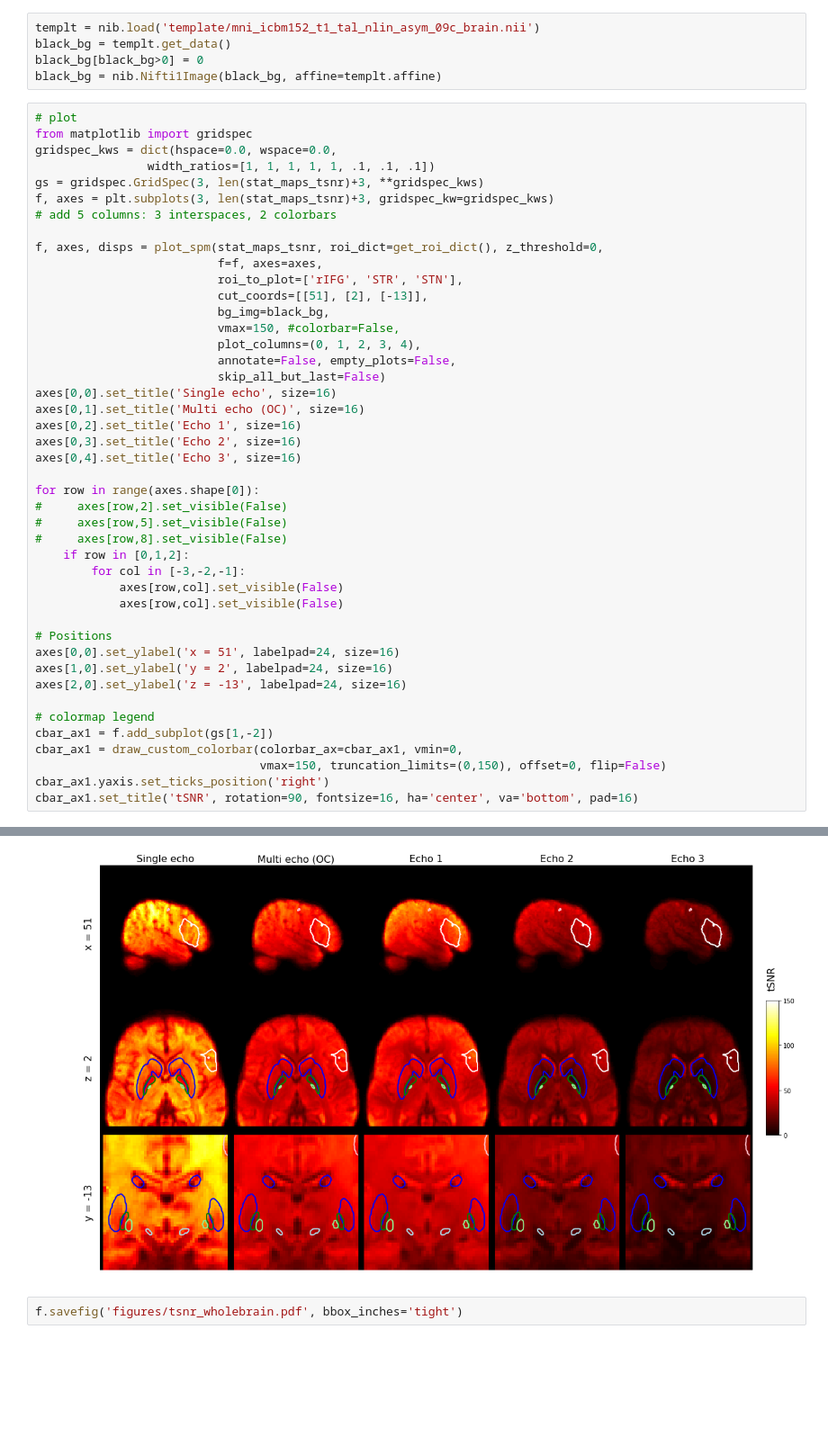
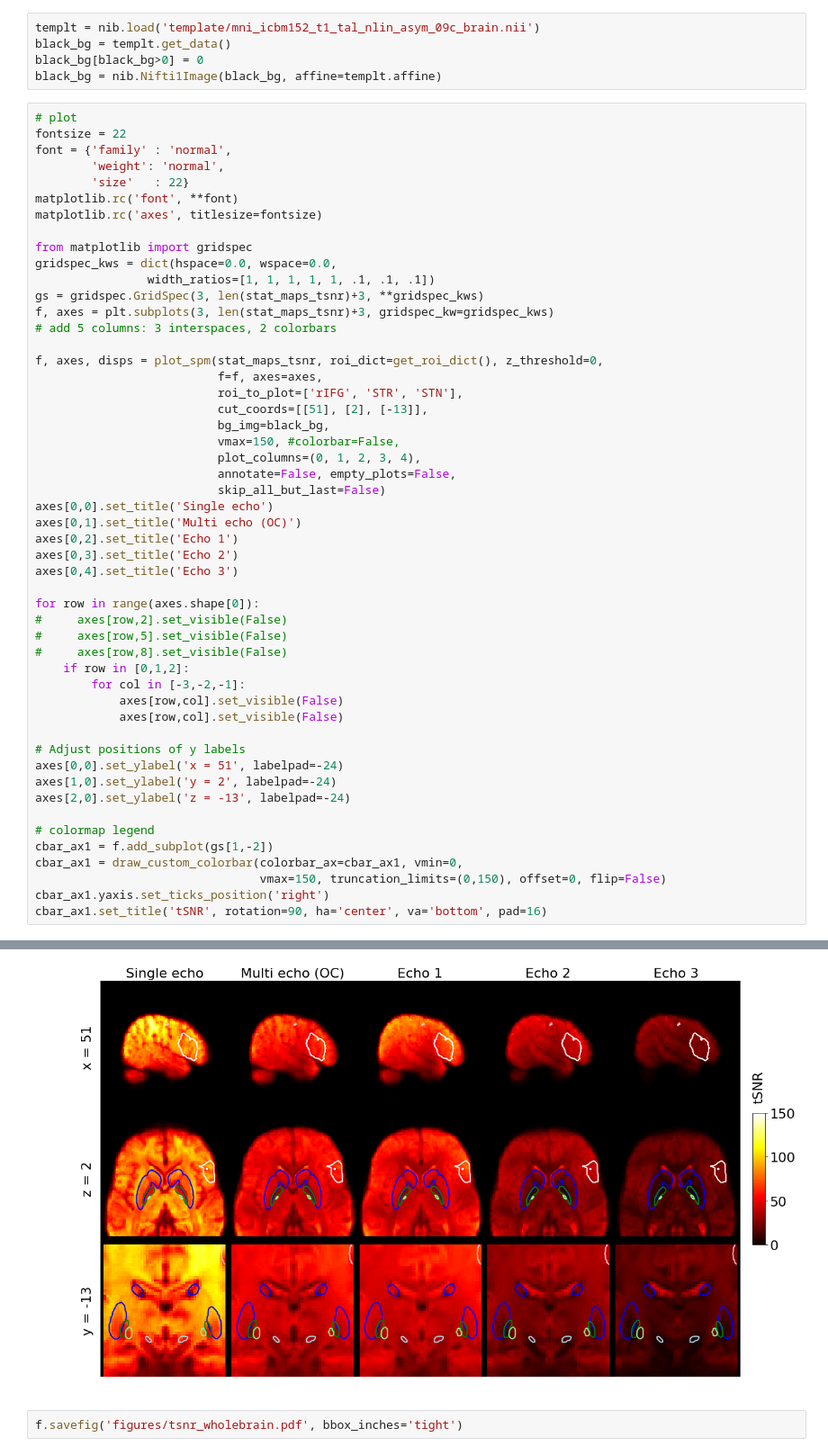
Before and after one commit to StevenM1/fMRI_protocol_comparison_se_me, a Jupyter notebook: pipeline_4a_statistics-tSNR.ipynb, the cells around one changed output, grey strips where cells are left out. Shown: that part at 90% size. Cells and saved outputs as stored; diff of their text form; blank space fills up the shorter version.

Commit message:
More major clean-ups; removal of old unused code; re-organized notebook 4d; increase text size of figures

```diff
--- a/pipeline_4a_statistics-tSNR.ipynb
+++ b/pipeline_4a_statistics-tSNR.ipynb
@@ -335,6 +335,13 @@ black_bg[black_bg>0] = 0
 black_bg = nib.Nifti1Image(black_bg, affine=templt.affine)
 # %%
 # plot
+fontsize = 22
+font = {'family' : 'normal',
+        'weight': 'normal',
+        'size'   : 22}
+matplotlib.rc('font', **font)
+matplotlib.rc('axes', titlesize=fontsize)
+
 from matplotlib import gridspec
 gridspec_kws = dict(hspace=0.0, wspace=0.0,
                 width_ratios=[1, 1, 1, 1, 1, .1, .1, .1])
@@ -342,44 +349,44 @@ gs = gridspec.GridSpec(3, len(stat_maps_tsnr)+3, **gridspec_kws)
 f, axes = plt.subplots(3, len(stat_maps_tsnr)+3, gridspec_kw=gridspec_kws)
 # add 5 columns: 3 interspaces, 2 colorbars
 
 f, axes, disps = plot_spm(stat_maps_tsnr, roi_dict=get_roi_dict(), z_threshold=0,
                           f=f, axes=axes,
                           roi_to_plot=['rIFG', 'STR', 'STN'],
                           cut_coords=[[51], [2], [-13]],
                           bg_img=black_bg,
                           vmax=150, #colorbar=False,
                           plot_columns=(0, 1, 2, 3, 4),
                           annotate=False, empty_plots=False,
                           skip_all_but_last=False)
-axes[0,0].set_title('Single echo', size=16)
-axes[0,1].set_title('Multi echo (OC)', size=16)
-axes[0,2].set_title('Echo 1', size=16)
-axes[0,3].set_title('Echo 2', size=16)
-axes[0,4].set_title('Echo 3', size=16)
+axes[0,0].set_title('Single echo')
+axes[0,1].set_title('Multi echo (OC)')
+axes[0,2].set_title('Echo 1')
+axes[0,3].set_title('Echo 2')
+axes[0,4].set_title('Echo 3')
 
 for row in range(axes.shape[0]):
 #     axes[row,2].set_visible(False)
 #     axes[row,5].set_visible(False)
 #     axes[row,8].set_visible(False)
     if row in [0,1,2]:
         for col in [-3,-2,-1]:
             axes[row,col].set_visible(False)
             axes[row,col].set_visible(False)
 
-# Positions
-axes[0,0].set_ylabel('x = 51', labelpad=24, size=16)
-axes[1,0].set_ylabel('y = 2', labelpad=24, size=16)
-axes[2,0].set_ylabel('z = -13', labelpad=24, size=16)
+# Adjust positions of y labels
+axes[0,0].set_ylabel('x = 51', labelpad=-24)
+axes[1,0].set_ylabel('y = 2', labelpad=-24)
+axes[2,0].set_ylabel('z = -13', labelpad=-24)
 
 # colormap legend
 cbar_ax1 = f.add_subplot(gs[1,-2])
 cbar_ax1 = draw_custom_colorbar(colorbar_ax=cbar_ax1, vmin=0,
                                 vmax=150, truncation_limits=(0,150), offset=0, flip=False)
 cbar_ax1.yaxis.set_ticks_position('right')
-cbar_ax1.set_title('tSNR', rotation=90, fontsize=16, ha='center', va='bottom', pad=16)
+cbar_ax1.set_title('tSNR', rotation=90, ha='center', va='bottom', pad=16)
 # %% [output]
 Text(0.5, 1.0, 'tSNR')
-[figure, old version]
+[figure, new version]
 # %%
 f.savefig('figures/tsnr_wholebrain.pdf', bbox_inches='tight')
 # %% [markdown]
```
Also changed, not shown: parts of 2 cells of this notebook, 14 other files.
